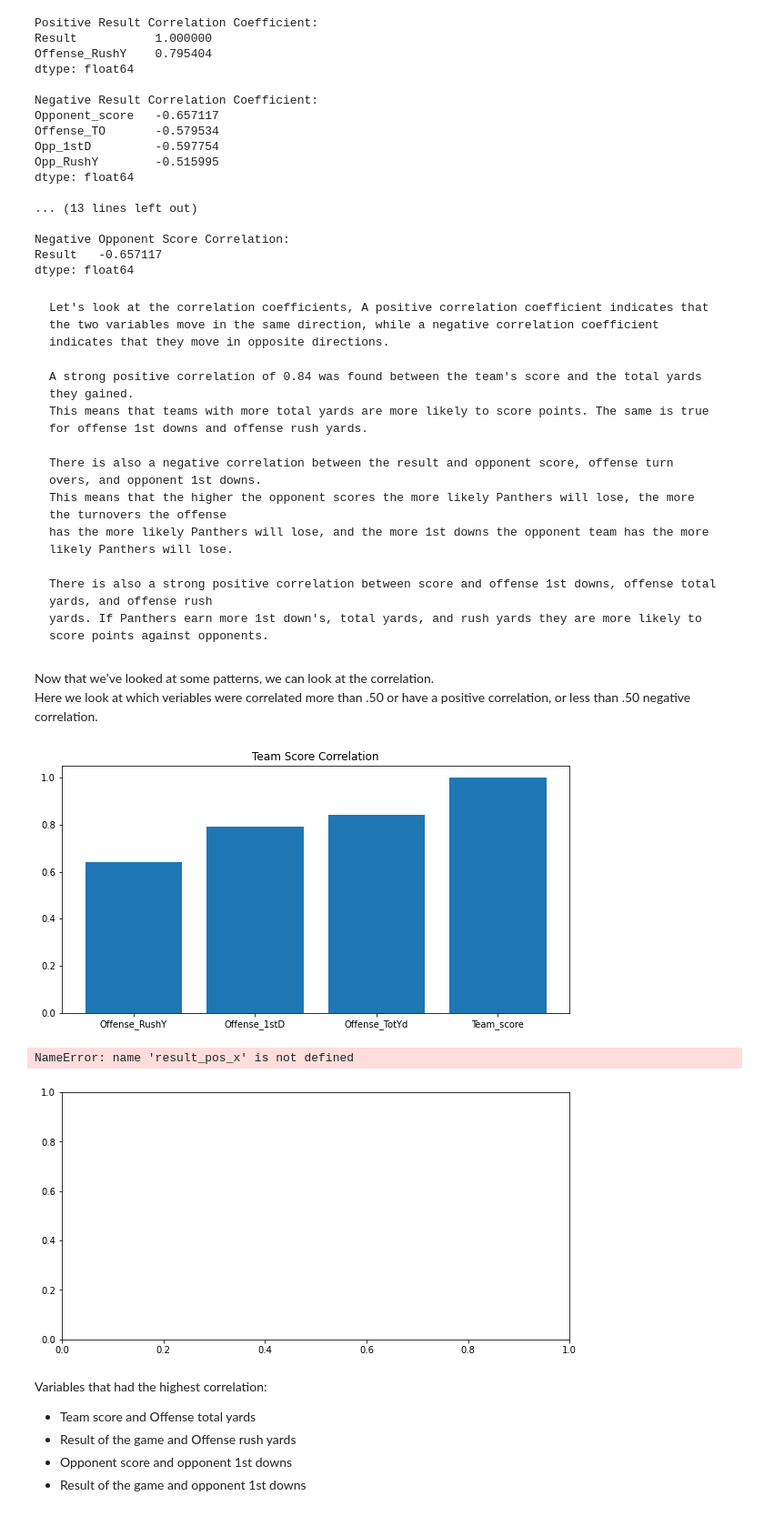
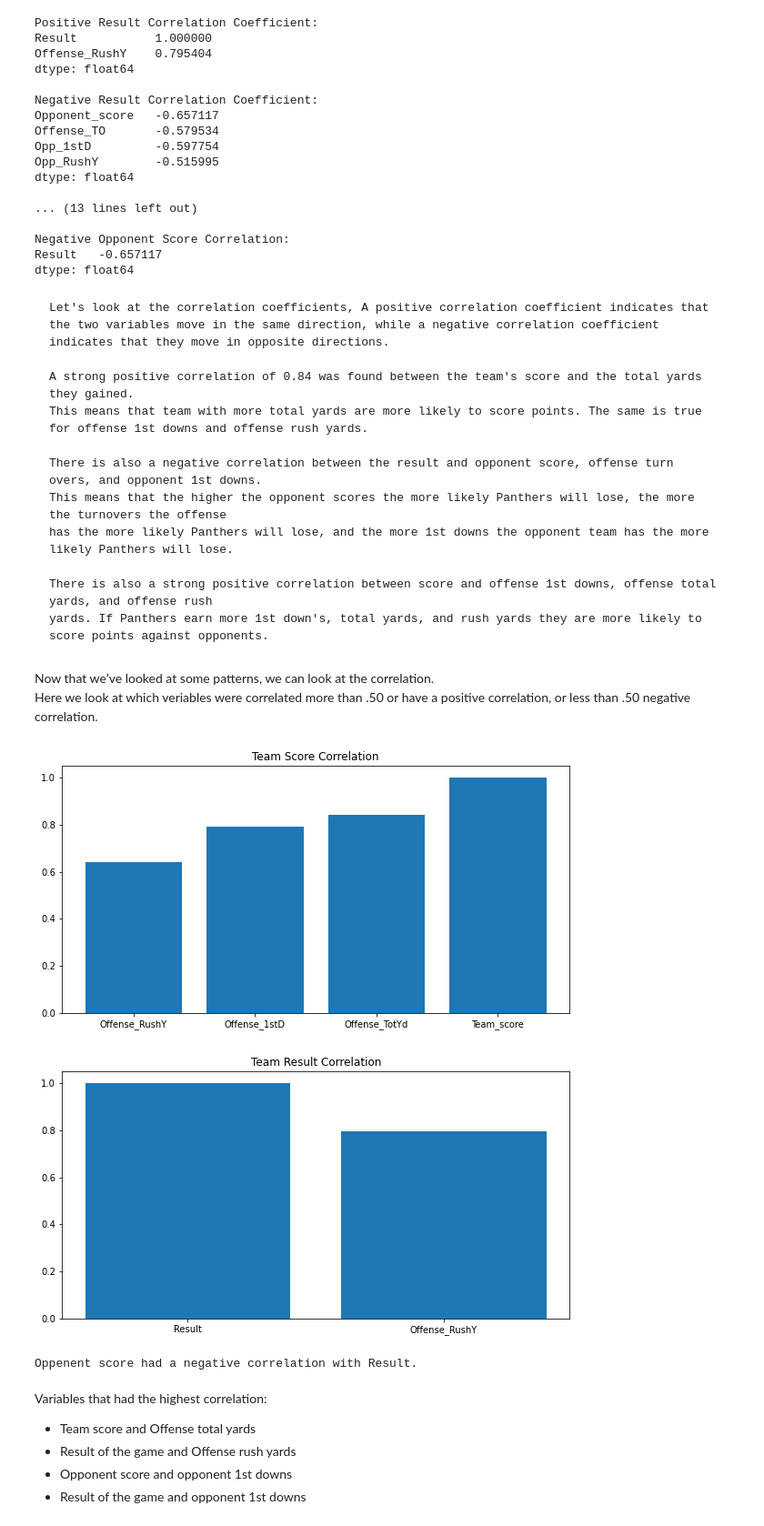
Before and after one commit to Luil0/NFL_stats, a Jupyter notebook: nfl_stats.ipynb, the cells around one changed output. Shown at 91% size. Saved outputs shown, nothing was run; the diff lists cells and outputs as text; code cells hidden in the pictures.

```diff
--- a/nfl_stats.ipynb
+++ b/nfl_stats.ipynb
@@ -514,7 +514,7 @@ dtype: float64
     Let's look at the correlation coefficients, A positive correlation coefficient indicates that the two variables move in the same direction, while a negative correlation coefficient indicates that they move in opposite directions.
 
     A strong positive correlation of 0.84 was found between the team's score and the total yards they gained.
-    This means that teams with more total yards are more likely to score points. The same is true for offense 1st downs and offense rush yards.
+    This means that team with more total yards are more likely to score points. The same is true for offense 1st downs and offense rush yards.
 
     There is also a negative correlation between the result and opponent score, offense turn overs, and opponent 1st downs.
     This means that the higher the opponent scores the more likely Panthers will lose, the more the turnovers the offense
@@ -528,46 +528,30 @@ Now that we’ve looked at some patterns, we can look at the correlation.
 # %%
 # Correlation histogram
 
 # Score correlation
 score_corr_positive = score_corr_positive.sort_values()
 score_pos_x = score_corr_positive.index
 score_pos_y = score_corr_positive.values
-
 
 
 fig, ax = plt.subplots(figsize=(10, 5))
 plt.bar(score_pos_x, score_pos_y)
 plt.title("Team Score Correlation")
 plt.show()
 plt.close()
 
 # Result correlation
 fig, ax = plt.subplots(figsize=(10, 5))
-plt.bar(result_pos_x, result_pos_y)
+plt.bar(result_corr_positive.index, result_corr_positive.values)
 plt.title("Team Result Correlation")
 plt.show()
 plt.close()
 
-# Opponent Score correlation
-fig, ax = plt.subplots(figsize=(10, 5))
-plt.bar(opp_neg_x, opp_neg_y)
-plt.title("Opponent Score correlation")
-plt.show()
-plt.close()
-
-# Opponent Result Negative correlation
-fig, ax = plt.subplots(figsize=(10, 5))
-plt.gca().invert_yaxis()
-plt.bar(result_neg_x, result_neg_y)
-plt.title("Opponent Result Negative correlation")
-plt.show()
-plt.close()
-
 print("Oppenent score had a negative correlation with Result.")
 # %% [output]
 [figure]
+[figure, new version]
-NameError: name 'result_pos_x' is not defined
+Oppenent score had a negative correlation with Result.
-[figure, old version]
 # %% [markdown]
 Variables that had the highest correlation:
 - Team score and Offense total yards
```
Also changed, not shown: parts of 11 cells of this notebook.
